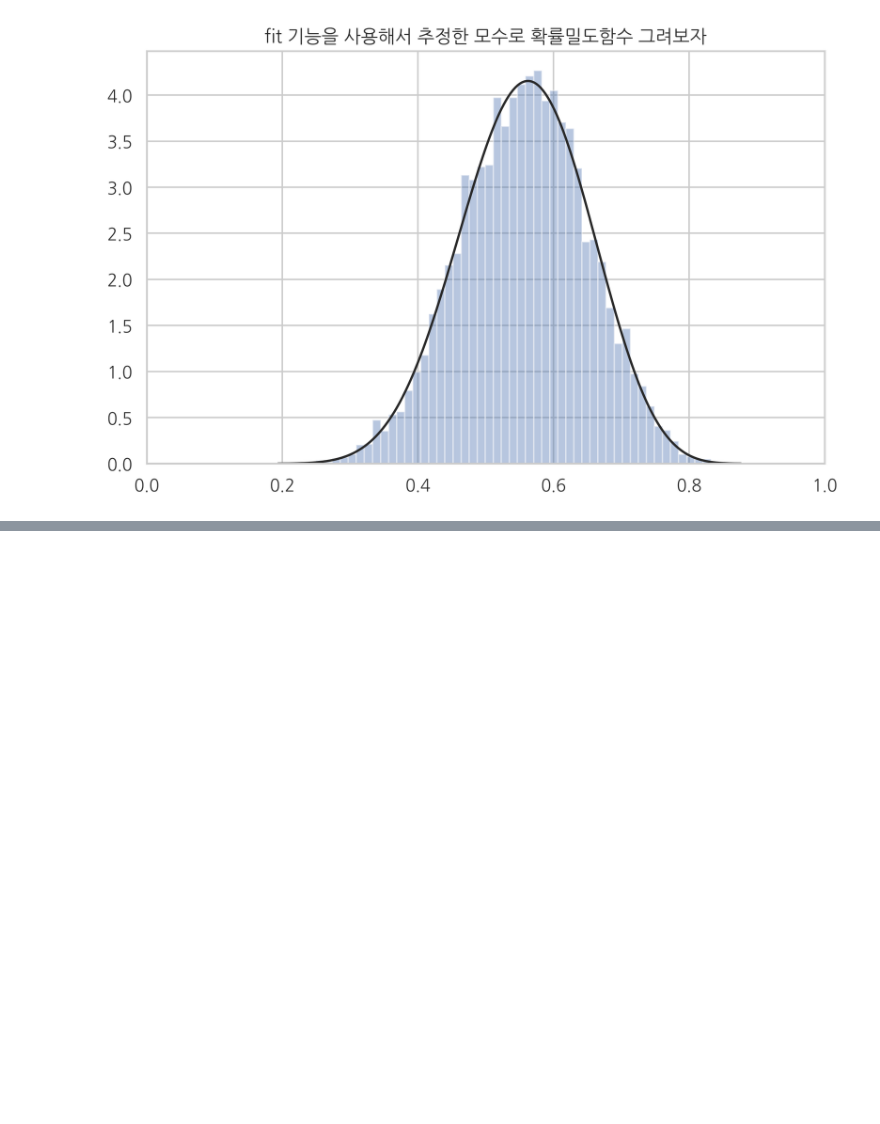
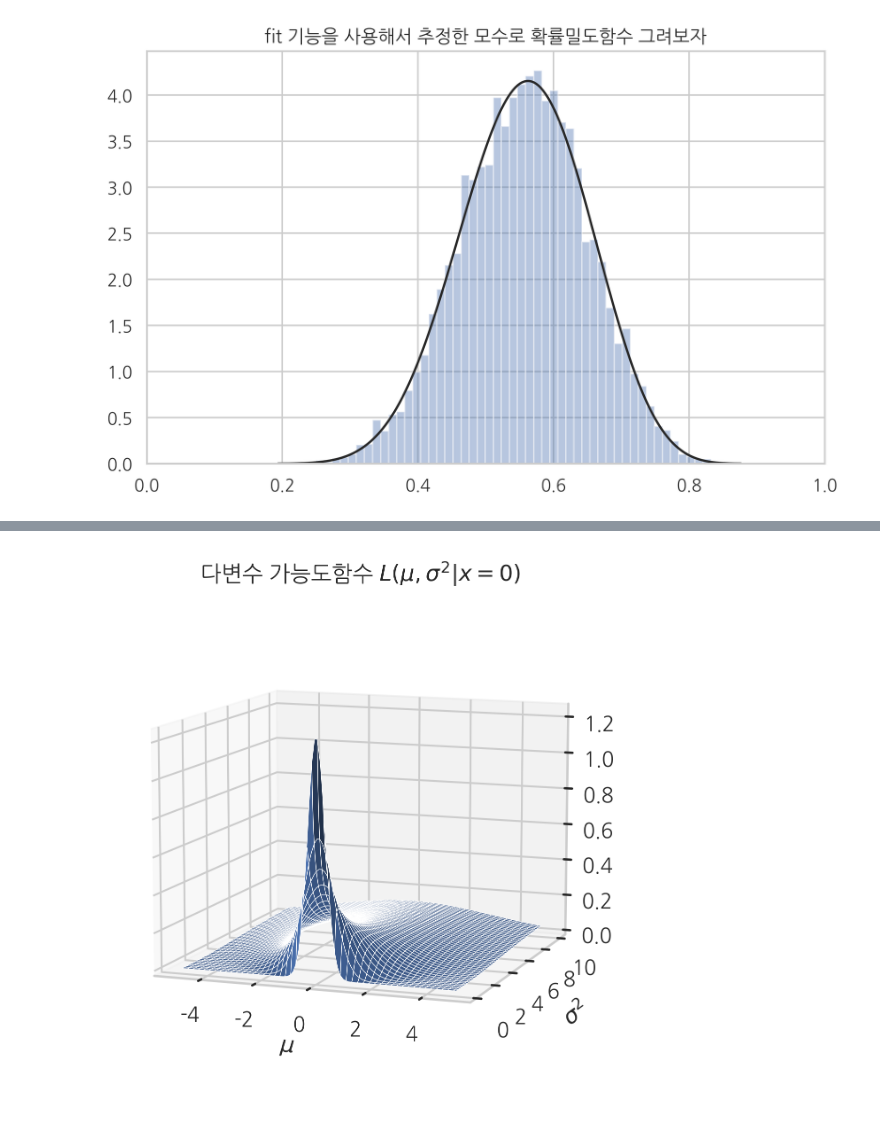
Before and after one commit to tigerkey10/tigerkey10.github.io, a Jupyter notebook: [Data Science] 데이터 분석 훈련_github/[8월 4일 데이터사이언스스쿨 수업 복습] 추정_추정과 검정 복습 시작.ipynb, the cells around one changed output, grey strips where cells are left out. Drawn from its saved outputs; the diff is of its cells as text; code cells hidden in the pictures; blank space fills up the shorter version.

```diff
--- a/[Data Science] 데이터 분석 훈련_github/[8월 4일 데이터사이언스스쿨 수업 복습] 추정_추정과 검정 복습 시작.ipynb
+++ b/[Data Science] 데이터 분석 훈련_github/[8월 4일 데이터사이언스스쿨 수업 복습] 추정_추정과 검정 복습 시작.ipynb
@@ -186,0 +215,14 @@ plt.show()
+# %%
+MU, SIGMA2 = np.meshgrid(mus, sigma2s)
+L = np.exp(-MU**2/(2*SIGMA2))/np.sqrt(2*np.pi*SIGMA2)
+
+fig = plt.figure()
+ax = fig.gca(projection='3d')
+plt.title('다변수 가능도함수 $L(\mu, \sigma^{2}|x=0)$')
+ax.plot_surface(MU, SIGMA2, L, linewidth=0.3)
+plt.xlabel('$\mu$')
+plt.ylabel('$\sigma^{2}$')
+ax.view_init(10,-70)
+plt.show()
+# %% [output]
+[figure, added]
```
Also changed, not shown: parts of 5 cells of this notebook, 1 other file.
